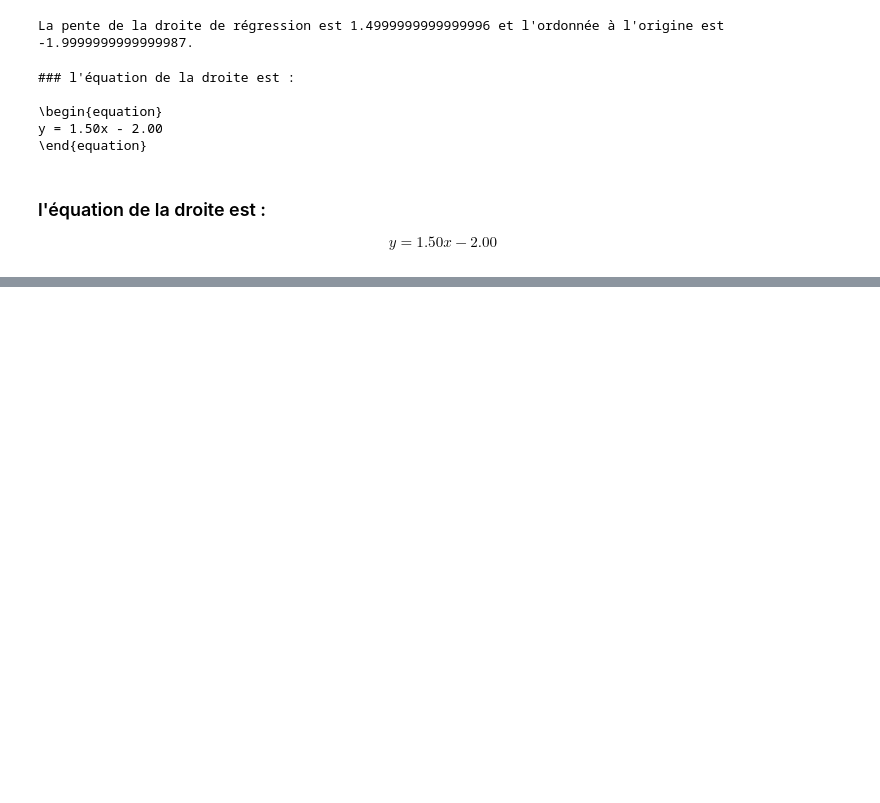
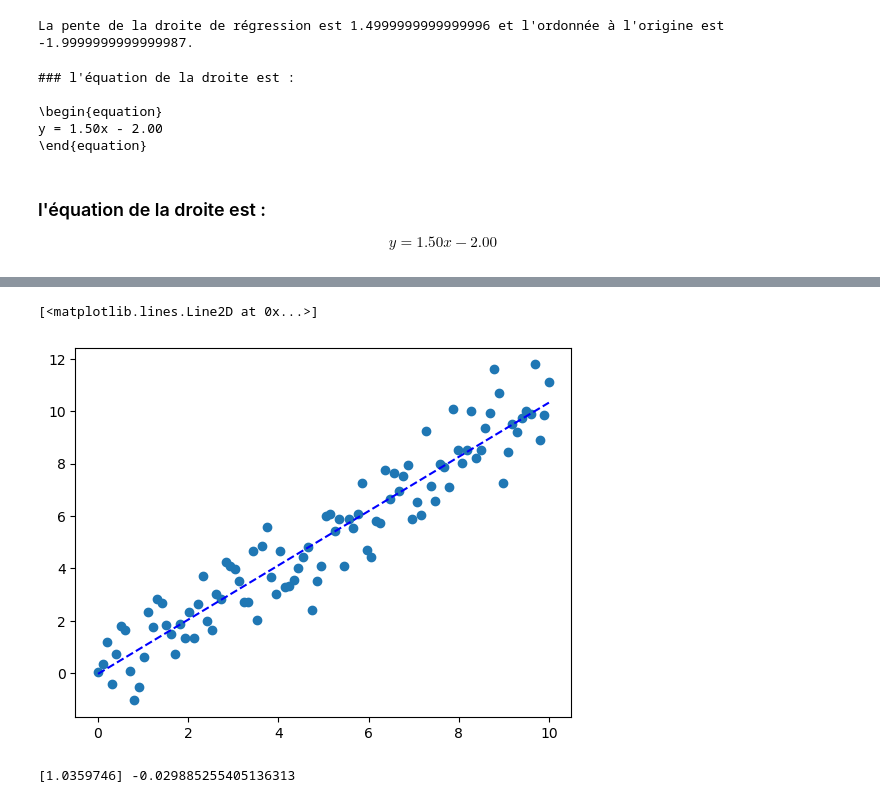
Before and after one commit to bigmoletos/WildCodeSchool_formation_IA_nov2023, a Jupyter notebook: live_coding/notebook_equation_stat.ipynb, the cells around one changed output, grey strips where cells are left out. Drawn from its saved outputs; the diff is of its cells as text; code cells hidden in the pictures; blank space fills up the shorter version.

```diff
--- a/live_coding/notebook_equation_stat.ipynb
+++ b/live_coding/notebook_equation_stat.ipynb
@@ -136,0 +163,7 @@ y = 1.50x - 2.00
+# %%
+#  création d'un dataframe
+df = pd.DataFrame({"X": listeX, "Y": listeY})
+# %%
+
+XMMCO = np.matrix([np.ones(X.shape[0]), [element[0] for element in X]]).T
+YMMCO = np.matrix(df.Y).T
@@ -136,0 +183,9 @@ y = 1.50x - 2.00
+# %%
+# len(x)
+predictionY = [a* element + b for element in listeX]
+# %%
+plt.scatter(X, Y)
+plt.plot(X, predictionY, linestyle="--",color='blue')
+# %% [output]
+[<matplotlib.lines.Line2D at 0x...>]
+[figure, added]
@@ -136,0 +194,10 @@ y = 1.50x - 2.00
+# %%
+reg=lm.LinearRegression()
+reg.fit(df.X.values.reshape(-1,1), df.Y)
+
+a=reg.coef_
+b=reg.intercept_
+
+print(a,b)
+# %% [output]
+[1.0359746] -0.029885255405136313
```
Also changed, not shown: parts of 11 cells of this notebook, 33 other files.
